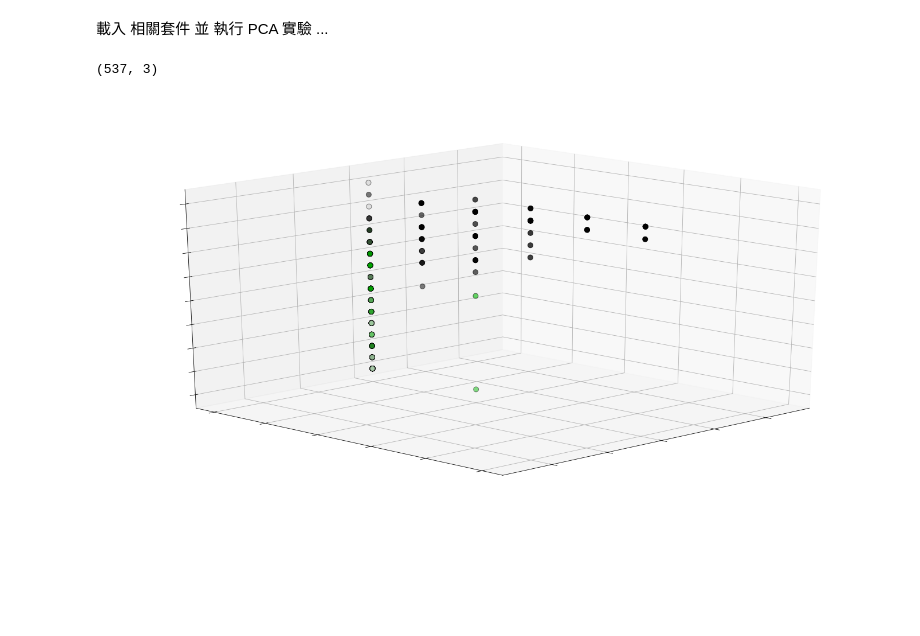
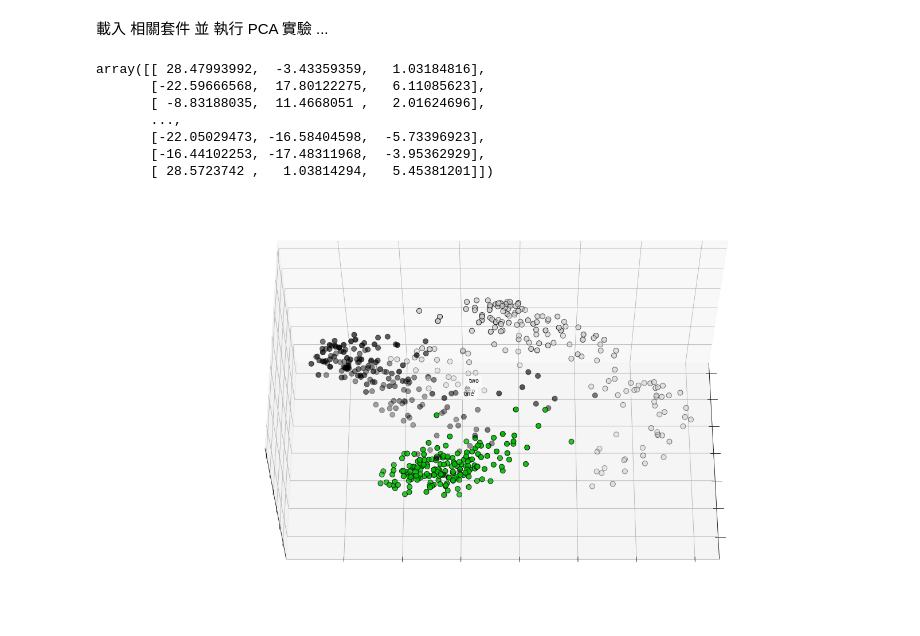
Before and after one commit to ming250112/4th-ML100Days, a Jupyter notebook: homework/Day_059_HW.ipynb, the cells around one changed output. Drawn from its saved outputs; the diff is of its cells as text; code cells hidden in the pictures; blank space fills up the shorter version.

```diff
--- a/homework/Day_059_HW.ipynb
+++ b/homework/Day_059_HW.ipynb
@@ -26,22 +26,37 @@ plt.imshow(X[8,:].reshape(8,8),cmap = 'gray')
 pca = PCA(n_components = 3)
 X_reduction = pca.fit_transform(X)
 # %%
-X_reduction.shape
+X_reduction
 # %% [output]
-(537, 3)
+array([[ 28.47993992,  -3.43359359,   1.03184816],
+       [-22.59666568,  17.80122275,   6.11085623],
+       [ -8.83188035,  11.4668051 ,   2.01624696],
+       ...,
+       [-22.05029473, -16.58404598,  -5.73396923],
+       [-16.44102253, -17.48311968,  -3.95362929],
+       [ 28.5723742 ,   1.03814294,   5.45381201]])
 # %%
 fig = plt.figure(1, figsize=(20, 10))
 plt.clf()
-ax = Axes3D(fig, rect=[0, 0, .95, 1], elev=20, azim=45)
+ax = Axes3D(fig, rect=[0, 0, .95, 1], elev=60, azim=0)
 plt.cla()
 
-ax.scatter(X[:, 0], X[:, 1], X[:, 2], c=y, cmap=plt.cm.nipy_spectral,
+for name, label in [('zero', 0), ('one', 1), ('two', 2)]:
+    ax.text3D(X[y == label, 0].mean(),
+              X[y == label, 1].mean() + 1.5,
+              X[y == label, 2].mean(), name,
+              horizontalalignment='center',
+              bbox=dict(alpha=.5, edgecolor='w', facecolor='w'))
+# Reorder the labels to have colors matching the cluster results
+y = np.choose(y, [1, 2, 0]).astype(np.float)
+
+ax.scatter(X_reduction[:, 0], X_reduction[:, 1], X_reduction[:, 2], c=y, cmap=plt.cm.nipy_spectral,
            edgecolor='k',s = 80)
 
 ax.w_xaxis.set_ticklabels([])
 ax.w_yaxis.set_ticklabels([])
 ax.w_zaxis.set_ticklabels([])
 
 plt.show()
 # %% [output]
-[figure, old version]
+[figure, new version]
```
